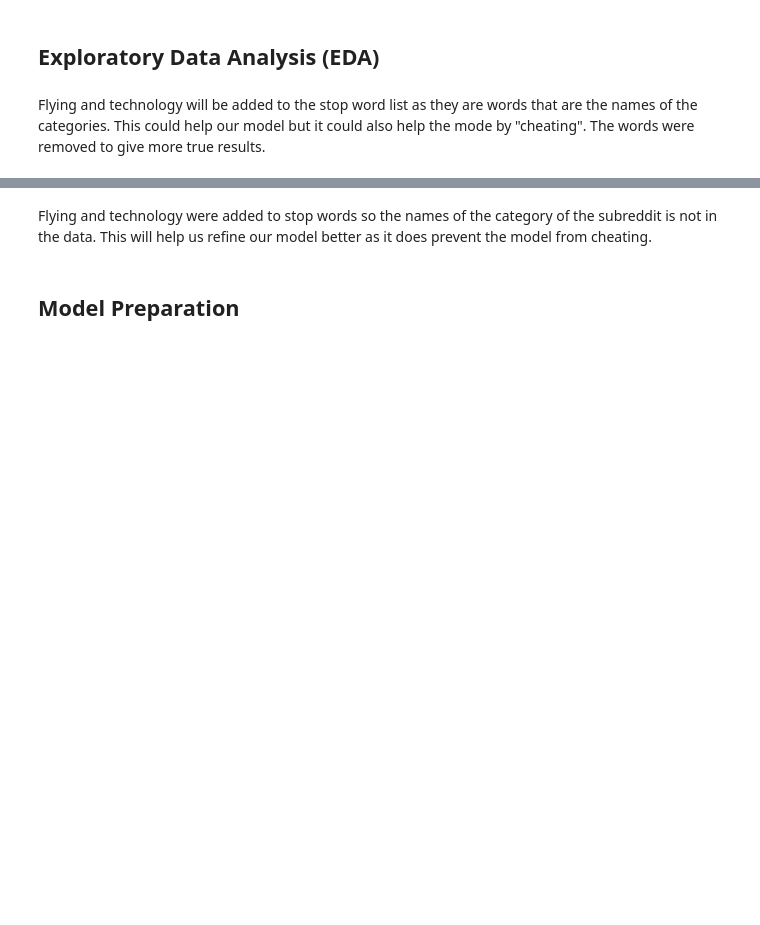
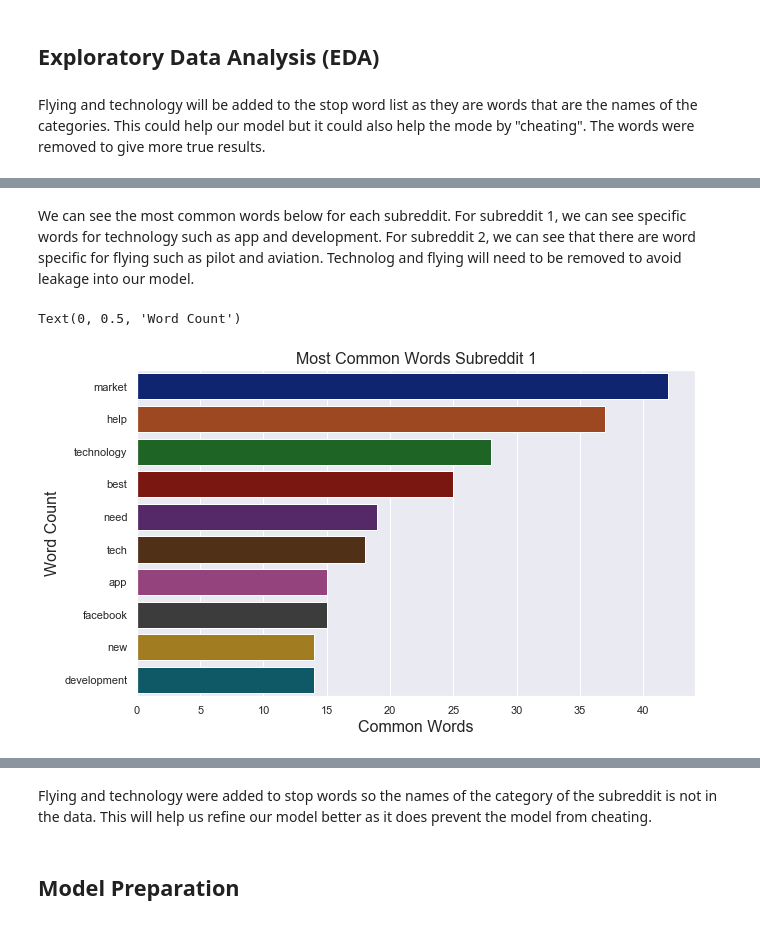
Before and after one commit to BrianJ1224/increasing_pilots, a Jupyter notebook: Code.ipynb, the cells around one changed output, grey strips where cells are left out. Saved outputs shown, nothing was run; the diff lists cells and outputs as text; code cells hidden in the pictures; blank space fills up the shorter version.

```diff
--- a/Code.ipynb
+++ b/Code.ipynb
@@ -201,7 +208,7 @@ Flying and technology will be added to the stop word list as they are words that
 of the categories. This could help our model but it could also help the mode by "cheating". The words were removed to give more true results.
 # %%
 # Show top 20 words for subreddit 1
-common_words(subreddit1, 'title', 'common_words_subreddit1')
+com_words_1=common_words(subreddit1, 'title', 'common_words_subreddit1');
 # %% [output]
 market         42
 help           37
@@ -267,0 +250,2 @@ Length: 2975, dtype: int64
+# %%
+com_words=common_words(subreddit1, 'title', 'combined');
@@ -267,0 +270,12 @@ Length: 2975, dtype: int64
+# %% [markdown]
+We can see the most common words below for each subreddit. For subreddit 1, we can see specific words for technology such as app and development. For subreddit 2, we can see that there are word specific for flying such as pilot and aviation. Technolog and flying will need to be removed to avoid leakage into our model.
+# %%
+plt.figure(figsize=(10,6))
+sns.barplot(y=com_words_1.index[:10], x=com_words[:10], palette = ('dark'), orient='h')
+sns.set(style='darkgrid')
+plt.title('Most Common Words Subreddit 1', fontsize=16)
+plt.xlabel(xlabel='Common Words', fontsize=16)
+plt.ylabel(ylabel='Word Count', fontsize=16)
+# %% [output]
+Text(0, 0.5, 'Word Count')
+[figure, added]
```
Also changed, not shown: parts of 36 cells of this notebook, 1 other file.
